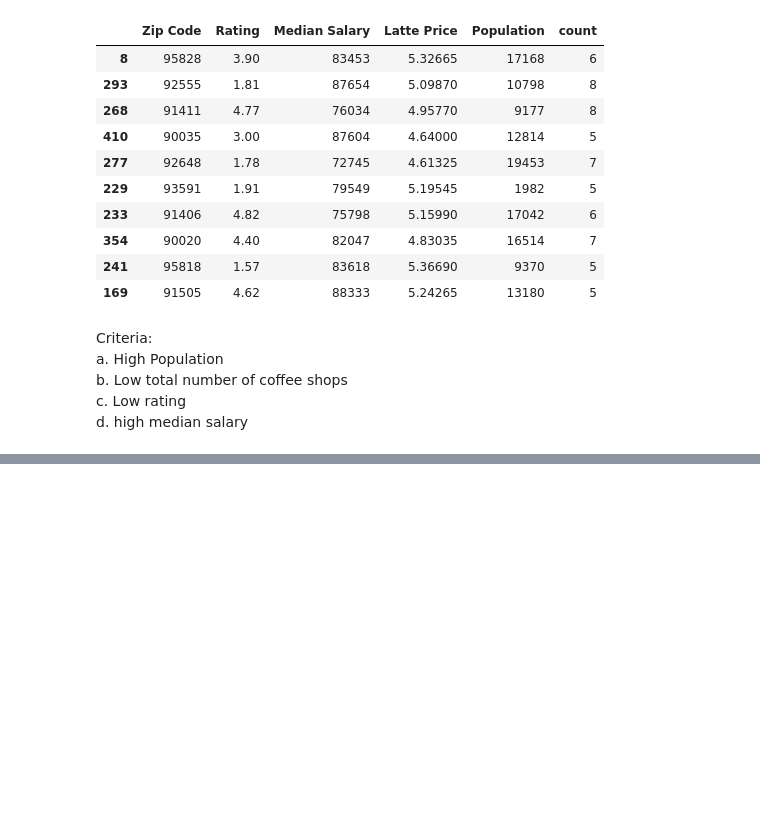
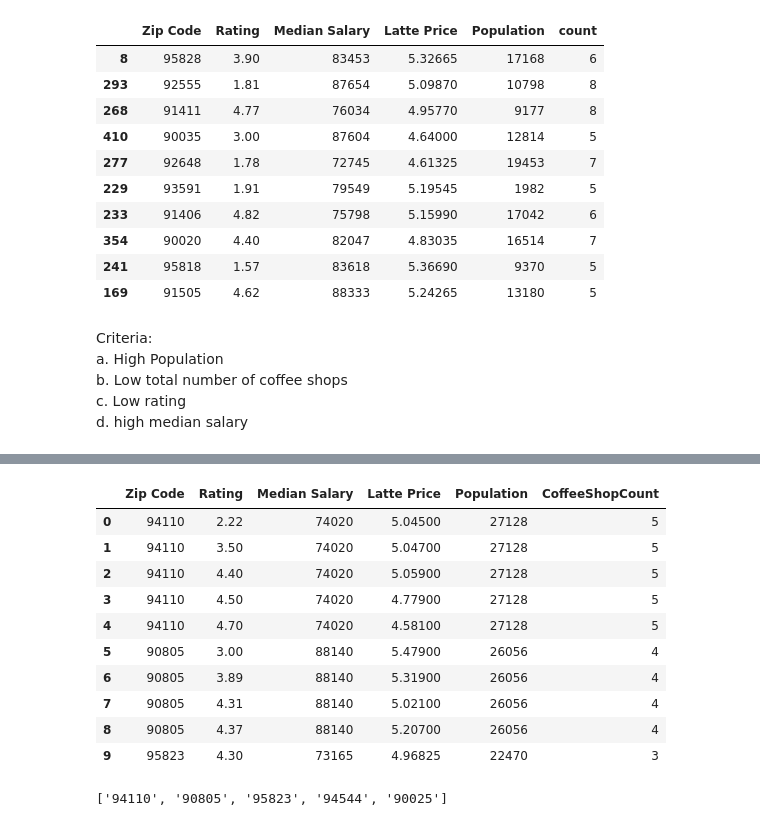
Before and after one commit to dakShh/coffee-business-prediction, a Jupyter notebook: notebooks/biz_prediction.ipynb, the cells around one changed output, grey strips where cells are left out. Drawn from its saved outputs; the diff is of its cells as text; code cells hidden in the pictures; blank space fills up the shorter version.

```diff
--- a/notebooks/biz_prediction.ipynb
+++ b/notebooks/biz_prediction.ipynb
@@ -389,3 +389,8 @@ a. High Population <br>
 b. Low total number of coffee shops <br>
 c. Low rating <br>
 d. high median salary <br>
+# %%
+coffee_df = coffee_df.rename(columns={"count":"CoffeeShopCount"})
+# %%
+sorted_df = coffee_df.sort_values(by=["Population","CoffeeShopCount","Rating", "Median Salary"],
+                                  ascending=[False,True,True,False]).reset_index(drop=True)
@@ -391,0 +400,25 @@ d. high median salary <br>
+# %%
+sorted_df.head(10)
+# %% [output]
+|  | Zip Code | Rating | Median Salary | Latte Price | Population | CoffeeShopCount |
+| 0 | 94110 | 2.22 | 74020 | 5.04500 | 27128 | 5 |
+| 1 | 94110 | 3.50 | 74020 | 5.04700 | 27128 | 5 |
+| 2 | 94110 | 4.40 | 74020 | 5.05900 | 27128 | 5 |
+| 3 | 94110 | 4.50 | 74020 | 4.77900 | 27128 | 5 |
+| 4 | 94110 | 4.70 | 74020 | 4.58100 | 27128 | 5 |
+| 5 | 90805 | 3.00 | 88140 | 5.47900 | 26056 | 4 |
+| 6 | 90805 | 3.89 | 88140 | 5.31900 | 26056 | 4 |
+| 7 | 90805 | 4.31 | 88140 | 5.02100 | 26056 | 4 |
+| 8 | 90805 | 4.37 | 88140 | 5.20700 | 26056 | 4 |
+| 9 | 95823 | 4.30 | 73165 | 4.96825 | 22470 | 3 |
+# %%
+lst = []
+
+for i in range(len(sorted_df)):
+    if len(lst) !=5:
+        if (sorted_df['Zip Code'][i] not in lst ):
+            lst.append(sorted_df['Zip Code'][i])
+
+lst
+# %% [output]
+['94110', '90805', '95823', '94544', '90025']
```
Also changed, not shown: parts of 1 cell of this notebook.
